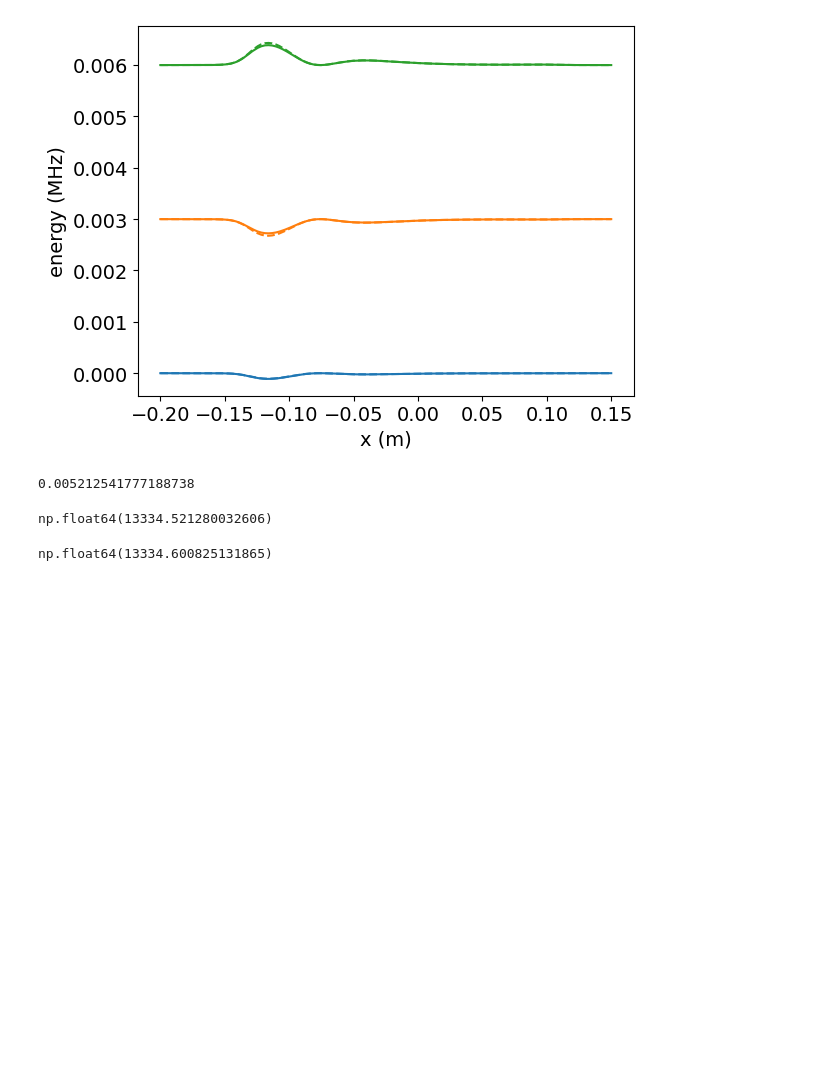
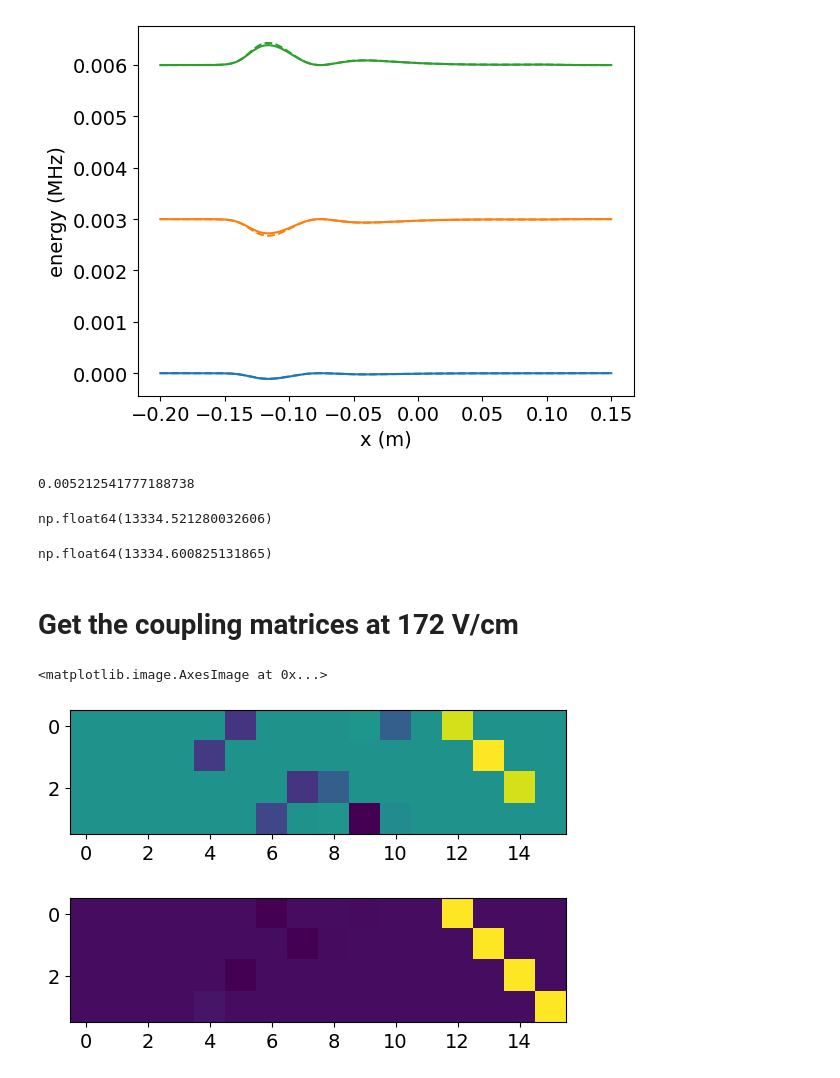
Before and after one commit to ograsdijk/CeNTREX-TlF, a Jupyter notebook: examples/spa paper/generate_hamiltonian.ipynb, the cells around one changed output. Drawn from its saved outputs; the diff is of its cells as text; code cells hidden in the pictures; blank space fills up the shorter version.

```diff
--- a/examples/spa paper/generate_hamiltonian.ipynb
+++ b/examples/spa paper/generate_hamiltonian.ipynb
@@ -668,3 +663,25 @@ function coupling!(H, Ω0)
     end
     nothing
 end
+# %%
+from re import L
+
+
+Htmp = H0.copy()
+inds = np.arange(4, 16)
+Htmp[inds, inds] -= 8.378458391518878e10
+Htmp = smp.Matrix(Htmp)
+d = smp.Symbol("δ", real=True)
+for idx in inds:
+    Htmp[idx, idx] += d
+
+print(
+    sympy_matrix_to_julia_fill_hermitian(
+        smp.Matrix(
+            Htmp
+            + HSz * Ez
+            + coupling_fields[0].fields[0].field * transition_selectors[0].Ω / 2
+        ),
+        "hamiltonian!",
+    )[0]
+)
@@ -1213,3 +1242,15 @@ np.float64(13334.521280032606)
 (v[4] - v[0]) / (2 * np.pi * 1e6)
 # %% [output]
 np.float64(13334.600825131865)
+# %% [markdown]
+# Get the coupling matrices at 172 V/cm
+# %%
+H172 = ham_func(E=[0, 0, 172], B=[0, 0, 1e-5])
+
+vals172, vecs172 = np.linalg.eigh(H172)
+
+QN172 = hamiltonian.matrix_to_states(vecs172, list(X_states_uncoupled))
+QN172 = [qn.remove_small_components().normalize() for qn in QN172]
+
+QN_coupled172 = [qn.transform_to_coupled() for qn in QN172]
+QN_coupled172 = [qn.remove_small_components().normalize() for qn in QN_coupled172]
@@ -1215,0 +1310,9 @@ np.float64(13334.600825131865)
+# %%
+plt.figure()
+plt.imshow(coupling_fields[0].fields[0].field.real[:4, :16])
+plt.figure()
+plt.imshow(coupling_fields172[0].fields[0].field.real[:4, :16])
+# %% [output]
+<matplotlib.image.AxesImage at 0x...>
+[figure, added]
+[figure, added]
```
Also changed, not shown: parts of 17 cells of this notebook, 3 other files.
